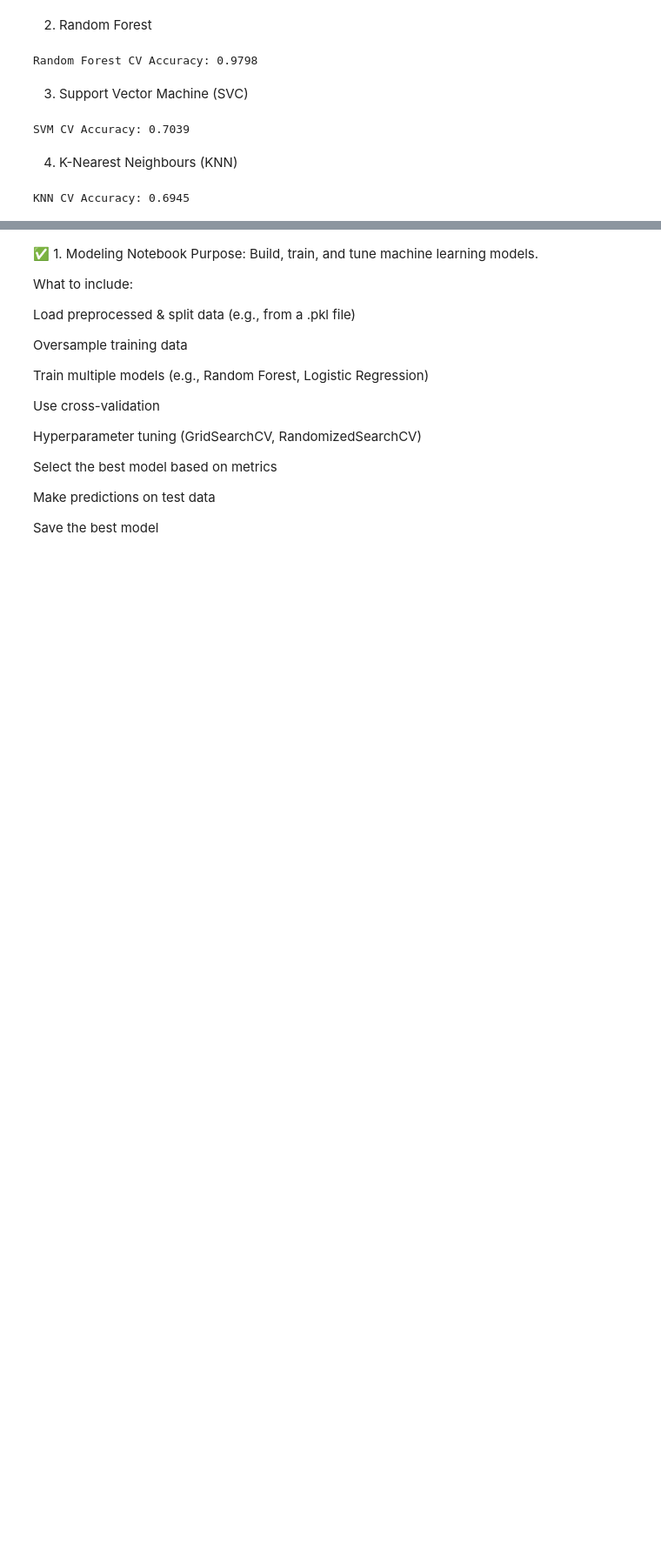
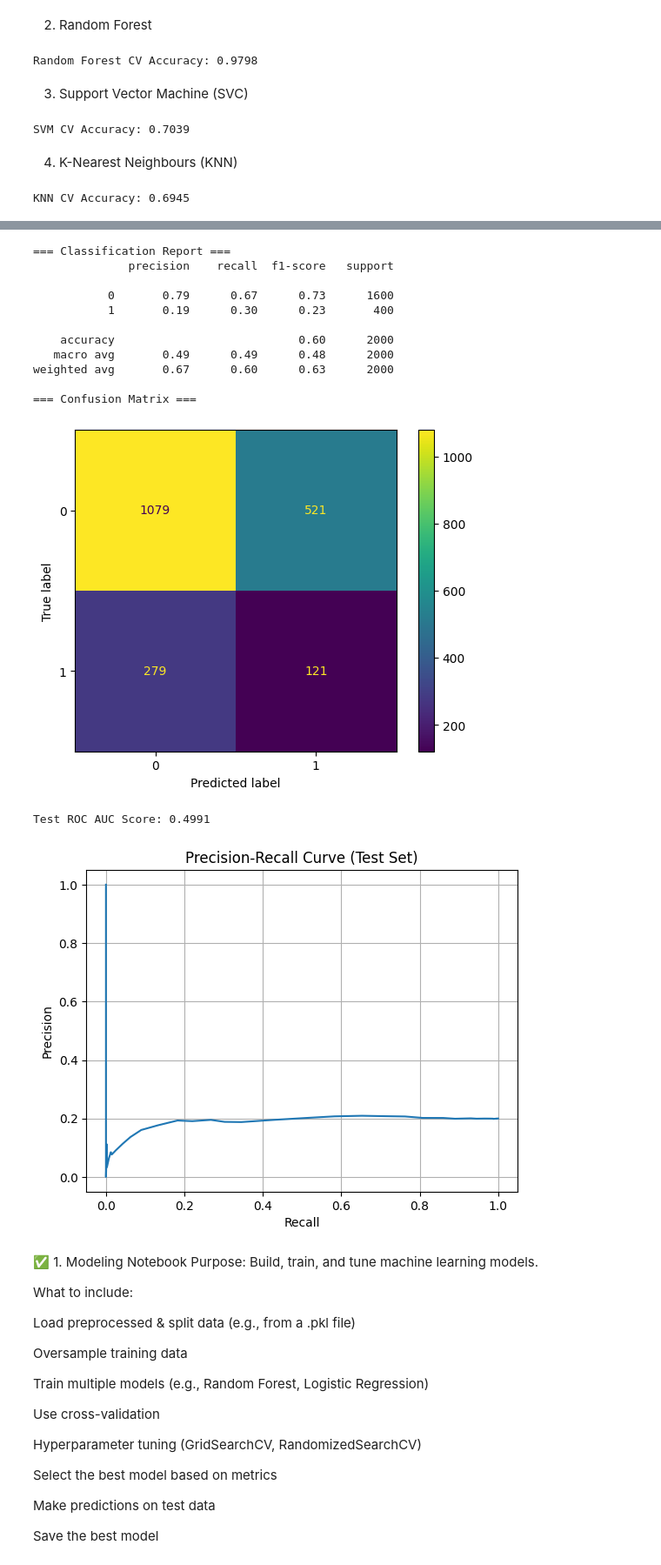
Before and after one commit to Markus8888888/heart-disease-prediction, a Jupyter notebook: notebooks/3_modeling.ipynb, the cells around one changed output, grey strips where cells are left out. Shown at 87% size. Saved outputs shown, nothing was run; the diff lists cells and outputs as text; code cells hidden in the pictures; blank space fills up the shorter version.

```diff
--- a/notebooks/3_modeling.ipynb
+++ b/notebooks/3_modeling.ipynb
@@ -15,16 +15,16 @@ from sklearn.pipeline import Pipeline
 from sklearn.preprocessing import StandardScaler
 
 # Load the saved data splits
-with open("split_data/x_train.pkl", "rb") as f:
+with open("../data/split_data/x_train.pkl", "rb") as f:
     x_train = pickle.load(f)
 
-with open("split_data/y_train.pkl", "rb") as f:
+with open("../data/split_data/x_train.pkl", "rb") as f:
     y_train = pickle.load(f)
 
-with open("split_data/x_test.pkl", "rb") as f:
+with open("../data/split_data/x_train.pkl", "rb") as f:
     x_test = pickle.load(f)
 
-with open("split_data/y_test.pkl", "rb") as f:
+with open("../data/split_data/x_train.pkl", "rb") as f:
     y_test = pickle.load(f)
 # %% [markdown]
 ---
@@ -119,3 +157,53 @@ KNN CV Accuracy: 0.6945
+# %%
+from sklearn.metrics import classification_report, confusion_matrix, ConfusionMatrixDisplay, roc_auc_score, precision_recall_curve
+import matplotlib.pyplot as plt
+import numpy as np
+
+# Step 1: Train on the full balanced training set
+pipe_rf.fit(x_train_balanced, y_train_balanced)
+
+# Step 2: Predict probabilities on test set
+y_proba = pipe_rf.predict_proba(x_test)[:, 1]  # Probability of class 1 ("Present")
+
+# Step 3: Apply a tuned threshold (e.g., 0.3 for better recall)
+threshold = 0.3
+y_pred = (y_proba >= threshold).astype(int)
+
+# Step 4: Evaluate performance on test set
+print("=== Classification Report ===")
+print(classification_report(y_test, y_pred))
+
+print("=== Confusion Matrix ===")
+ConfusionMatrixDisplay.from_predictions(y_test, y_pred)
+plt.show()
+
+# Step 5: ROC AUC Score on test set
+roc_auc = roc_auc_score(y_test, y_proba)
+print(f"Test ROC AUC Score: {roc_auc:.4f}")
+
+# Step 6: Optional – Plot Precision-Recall Curve
+precisions, recalls, thresholds = precision_recall_curve(y_test, y_proba)
+plt.plot(recalls, precisions)
+plt.xlabel("Recall")
+plt.ylabel("Precision")
+plt.title("Precision-Recall Curve (Test Set)")
+plt.grid(True)
+plt.show()
+# %% [output]
+=== Classification Report ===
+              precision    recall  f1-score   support
+
+           0       0.79      0.67      0.73      1600
+           1       0.19      0.30      0.23       400
+
+    accuracy                           0.60      2000
+   macro avg       0.49      0.49      0.48      2000
+weighted avg       0.67      0.60      0.63      2000
+
+=== Confusion Matrix ===
+[figure, added]
+Test ROC AUC Score: 0.4991
+[figure, added]
 # %% [markdown]
 ✅ 1. Modeling Notebook
 Purpose: Build, train, and tune machine learning models.
```
Also changed, not shown: parts of 1 cell of this notebook, 6 other files.
